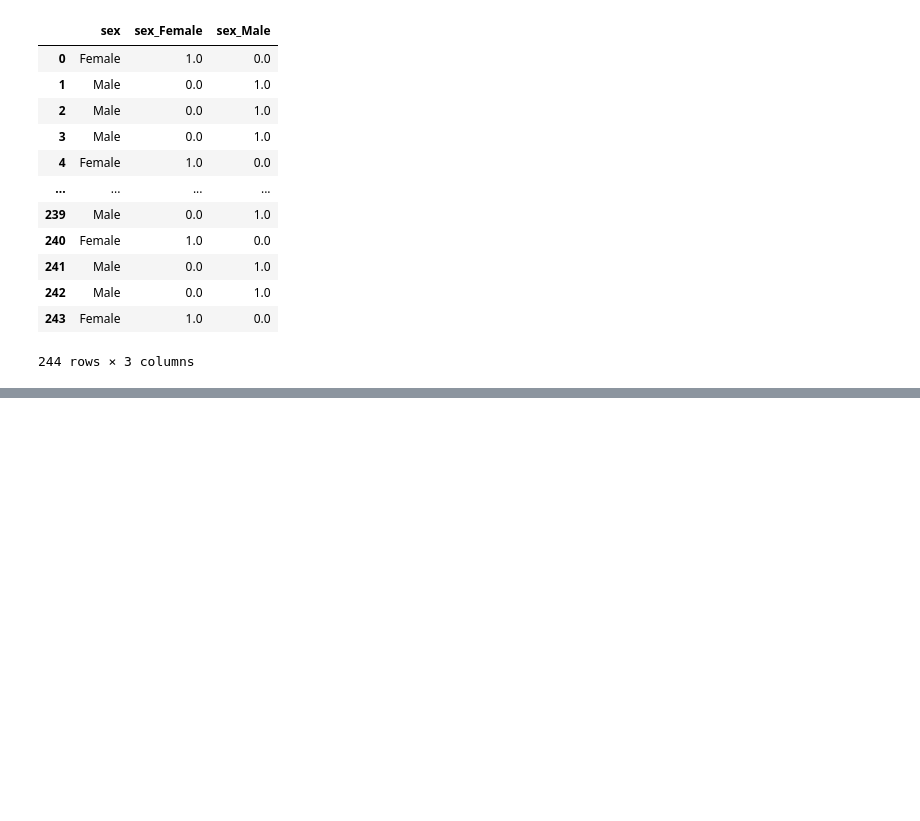
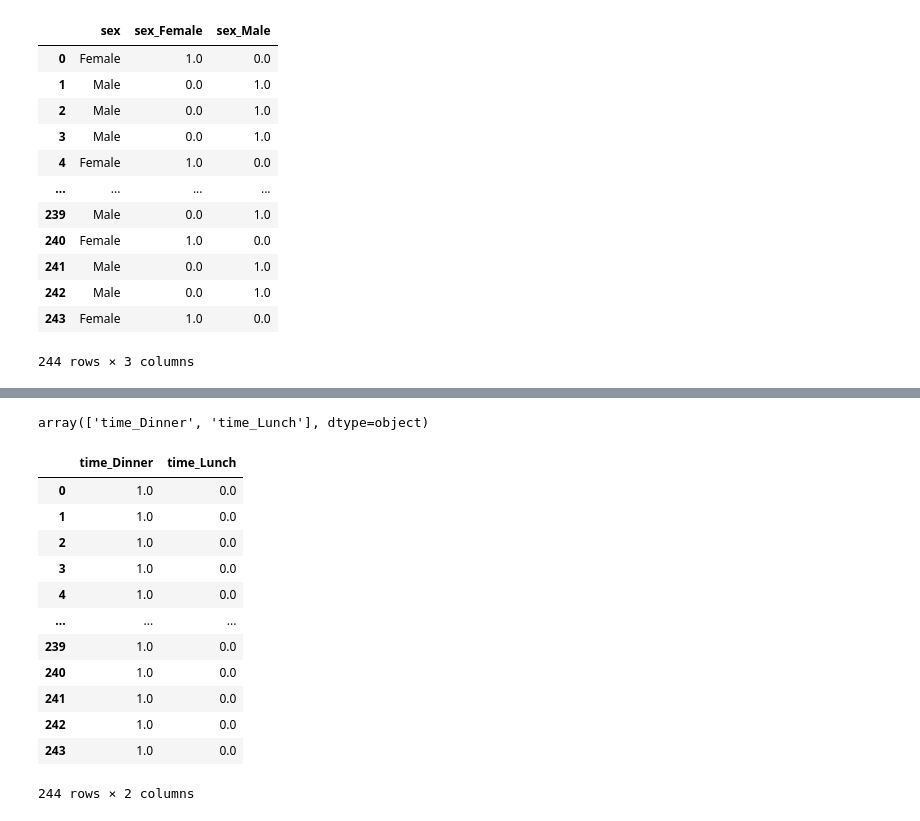
Before and after one commit to vaibhavgaikwad2/Machine-learning-course, a Jupyter notebook: 1)Notes/0-Revision/Feature Engineering/encoders.ipynb, the cells around one changed output, grey strips where cells are left out. Cells and saved outputs as stored; diff of their text form; code cells hidden in the pictures; blank space fills up the shorter version.

```diff
--- a/1)Notes/0-Revision/Feature Engineering/encoders.ipynb
+++ b/1)Notes/0-Revision/Feature Engineering/encoders.ipynb
@@ -101,0 +144,4 @@ pd.concat([sex,sex_df],axis=1)
+# %%
+features_names
+# %% [output]
+array(['time_Dinner', 'time_Lunch'], dtype=object)
@@ -101,0 +150,16 @@ pd.concat([sex,sex_df],axis=1)
+# %%
+time_pd
+# %% [output]
+|  | time_Dinner | time_Lunch |
+| 0 | 1.0 | 0.0 |
+| 1 | 1.0 | 0.0 |
+| 2 | 1.0 | 0.0 |
+| 3 | 1.0 | 0.0 |
+| 4 | 1.0 | 0.0 |
+| ... | ... | ... |
+| 239 | 1.0 | 0.0 |
+| 240 | 1.0 | 0.0 |
+| 241 | 1.0 | 0.0 |
+| 242 | 1.0 | 0.0 |
+| 243 | 1.0 | 0.0 |
+244 rows × 2 columns
```
Also changed, not shown: parts of 7 cells of this notebook.
